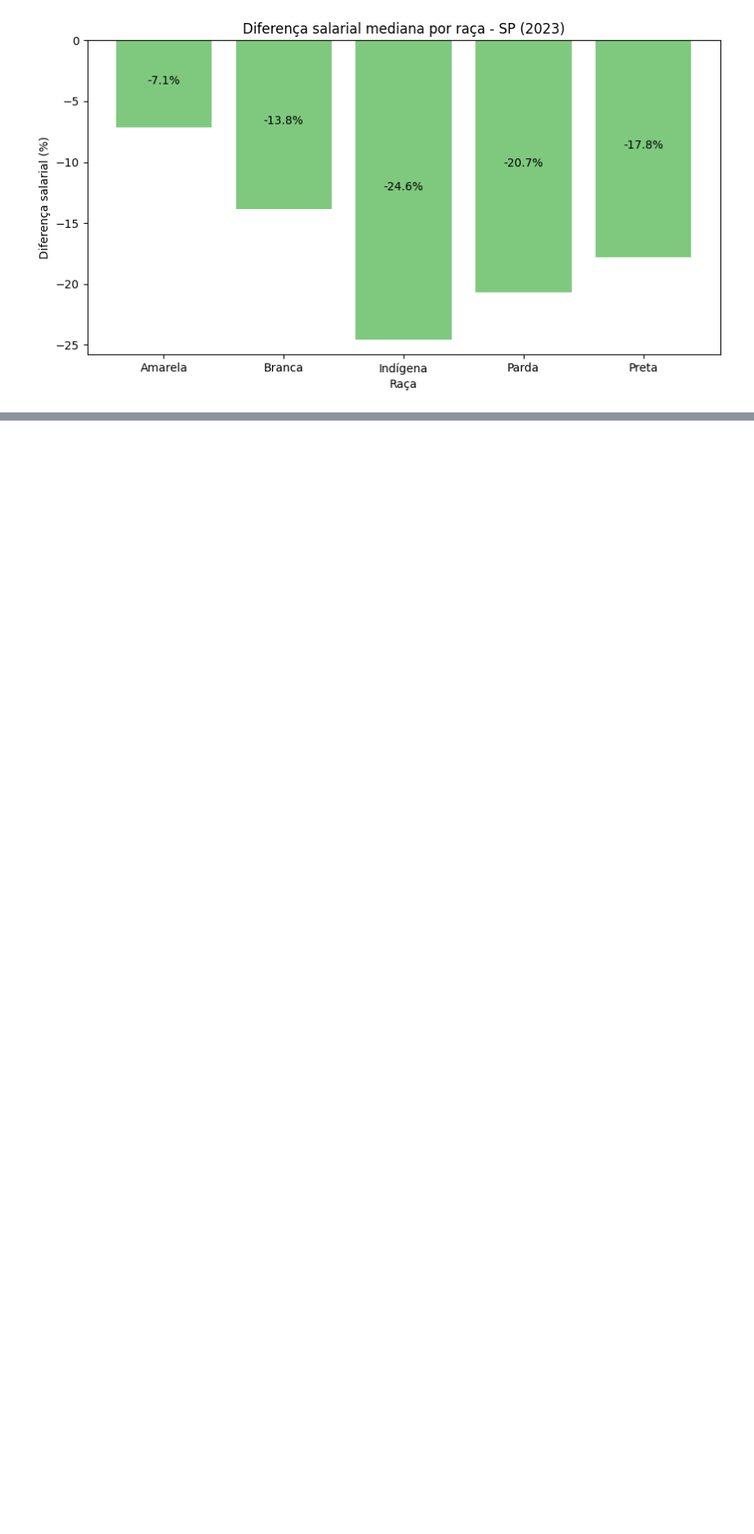
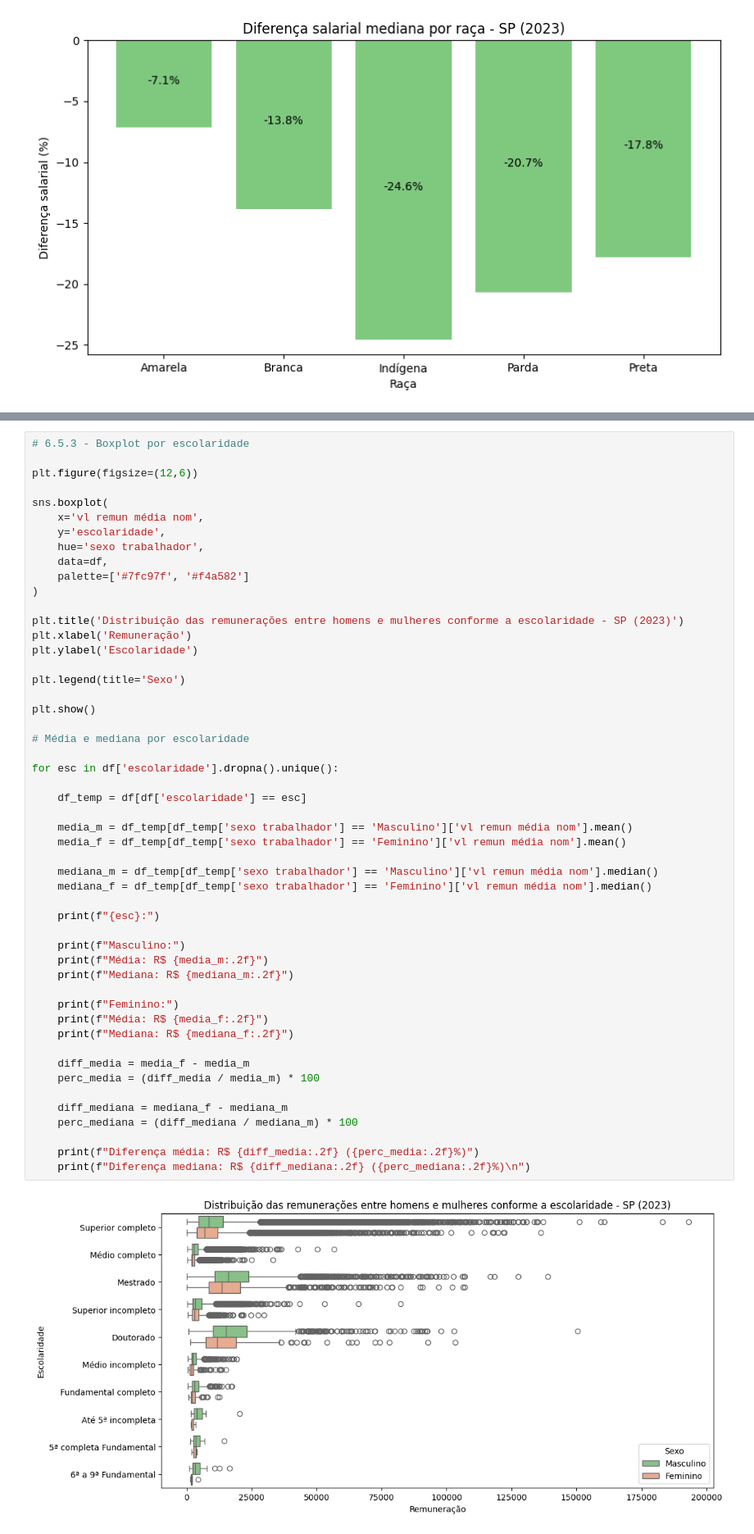
Before and after one commit to ricardo-gmarques/estagio, a Jupyter notebook: analise_rais2023.ipynb, the cells around one changed output, grey strips where cells are left out. Shown at 82% size. Drawn from its saved outputs; the diff is of its cells as text; blank space fills up the shorter version.

```diff
--- a/analise_rais2023.ipynb
+++ b/analise_rais2023.ipynb
@@ -1037,0 +1125,53 @@ Series([], Name: count, dtype: int64)
+# %%
+# 6.5.3 - Boxplot por escolaridade
+
+plt.figure(figsize=(12,6))
+
+sns.boxplot(
+    x='vl remun média nom',
+    y='escolaridade',
+    hue='sexo trabalhador',
+    data=df,
+    palette=['#7fc97f', '#f4a582']
+)
+
+plt.title('Distribuição das remunerações entre homens e mulheres conforme a escolaridade - SP (2023)')
+plt.xlabel('Remuneração')
+plt.ylabel('Escolaridade')
+
+plt.legend(title='Sexo')
+
+plt.show()
+
+# Média e mediana por escolaridade
+
+for esc in df['escolaridade'].dropna().unique():
+
+    df_temp = df[df['escolaridade'] == esc]
+
+    media_m = df_temp[df_temp['sexo trabalhador'] == 'Masculino']['vl remun média nom'].mean()
+    media_f = df_temp[df_temp['sexo trabalhador'] == 'Feminino']['vl remun média nom'].mean()
+
+    mediana_m = df_temp[df_temp['sexo trabalhador'] == 'Masculino']['vl remun média nom'].median()
+    mediana_f = df_temp[df_temp['sexo trabalhador'] == 'Feminino']['vl remun média nom'].median()
+
+    print(f"{esc}:")
+
+    print(f"Masculino:")
+    print(f"Média: R$ {media_m:.2f}")
+    print(f"Mediana: R$ {mediana_m:.2f}")
+
+    print(f"Feminino:")
+    print(f"Média: R$ {media_f:.2f}")
+    print(f"Mediana: R$ {mediana_f:.2f}")
+
+    diff_media = media_f - media_m
+    perc_media = (diff_media / media_m) * 100
+
+    diff_mediana = mediana_f - mediana_m
+    perc_mediana = (diff_mediana / mediana_m) * 100
+
+    print(f"Diferença média: R$ {diff_media:.2f} ({perc_media:.2f}%)")
+    print(f"Diferença mediana: R$ {diff_mediana:.2f} ({perc_mediana:.2f}%)\n")
+# %% [output]
+[figure, added]
```
Also changed, not shown: parts of 21 cells of this notebook.
